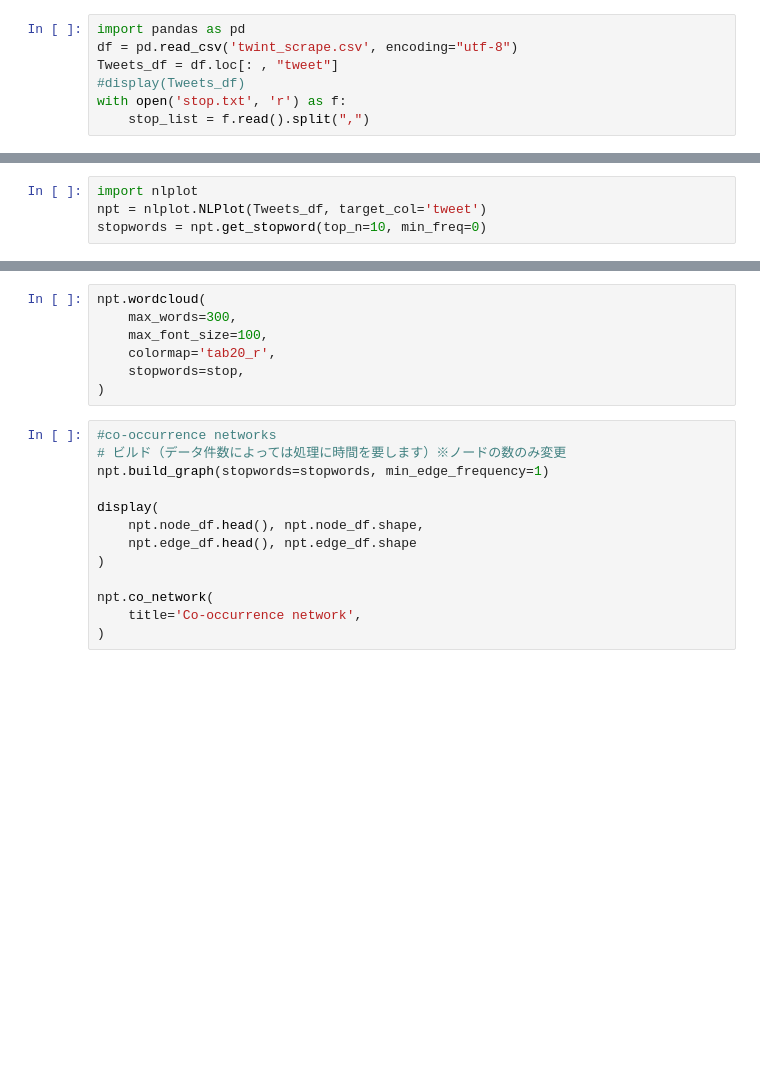
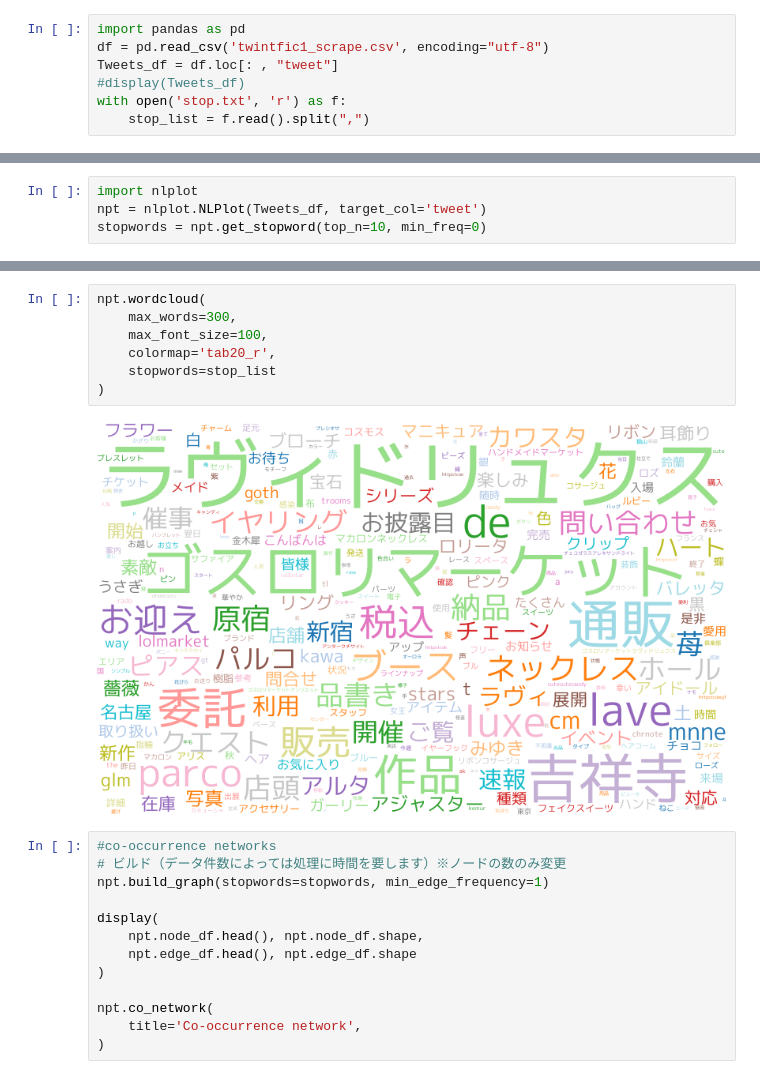
Before and after one commit to Satou-Kazuki/Cloud_Dev_Study, a Jupyter notebook: dustbox/twitter.ipynb, the cells around one changed output, grey strips where cells are left out. Cells and saved outputs as stored; diff of their text form; blank space fills up the shorter version.

```diff
--- a/dustbox/twitter.ipynb
+++ b/dustbox/twitter.ipynb
@@ -170,6 +95,6 @@ CRITICAL:root:twint.get:User:'user'
 # %%
 import pandas as pd
-df = pd.read_csv('twint_scrape.csv', encoding="utf-8")
+df = pd.read_csv('twintfic1_scrape.csv', encoding="utf-8")
 Tweets_df = df.loc[: , "tweet"]
 #display(Tweets_df)
 with open('stop.txt', 'r') as f:
@@ -246,10 +195,12 @@ npt.word_distribution(
 # %%
 npt.wordcloud(
     max_words=300,
     max_font_size=100,
     colormap='tab20_r',
-    stopwords=stop,
+    stopwords=stop_list
 )
+# %% [output]
+[figure, added]
 # %%
 #co-occurrence networks
 # ビルド（データ件数によっては処理に時間を要します）※ノードの数のみ変更
```
Also changed, not shown: parts of 7 cells of this notebook, 4 other files.
